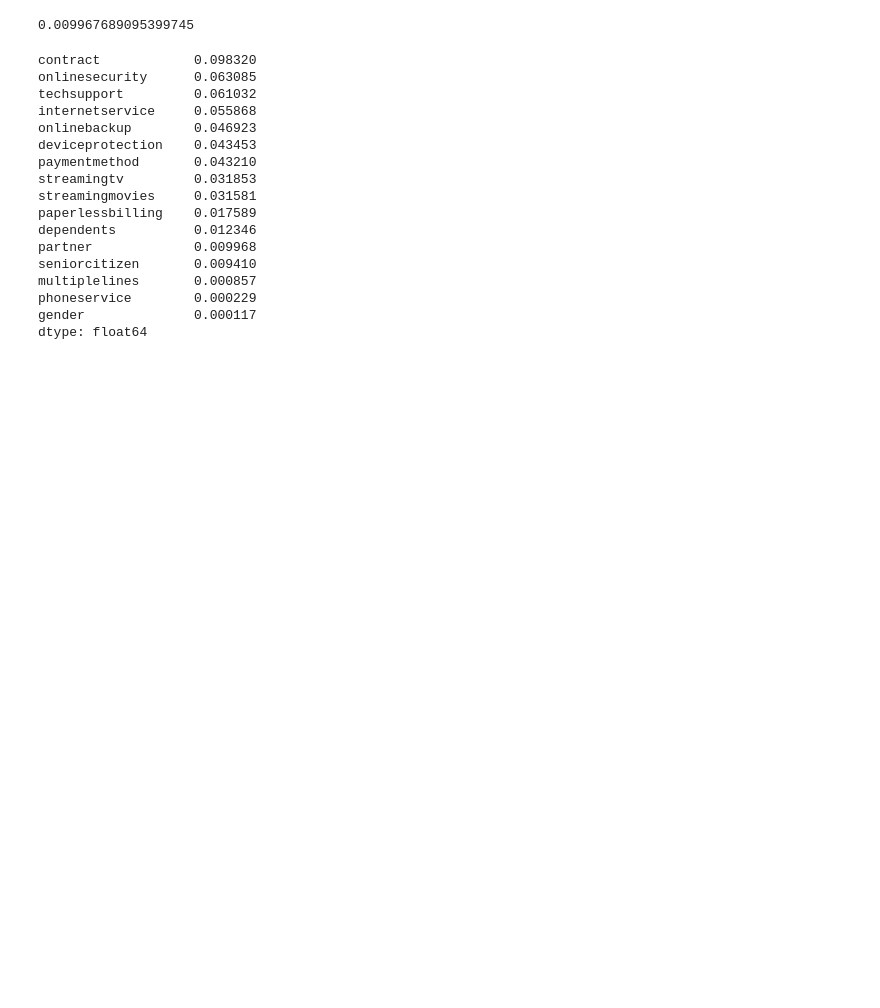
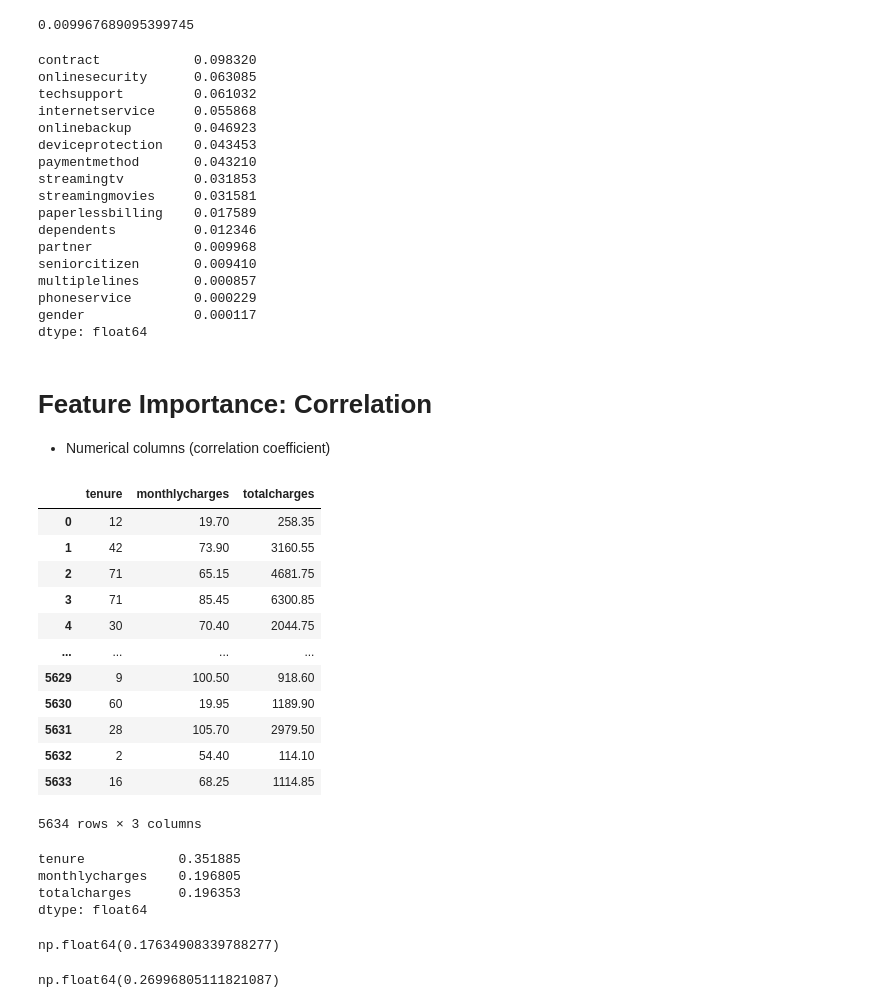
Before and after one commit to Abasi-ifreke/ml-zoomcamp, a Jupyter notebook: 03-churn_predict/01-churn.ipynb, the cells around one changed output. Drawn from its saved outputs; the diff is of its cells as text; code cells hidden in the pictures; blank space fills up the shorter version.

Commit message:
feature importance with correlation of numerical variables

```diff
--- a/03-churn_predict/01-churn.ipynb
+++ b/03-churn_predict/01-churn.ipynb
@@ -495,3 +495,57 @@ multiplelines       0.000857
 phoneservice        0.000229
 gender              0.000117
 dtype: float64
+# %% [markdown]
+# Feature Importance: Correlation
+- Numerical columns (correlation coefficient)
+# %%
+# correlation coefficient is a way to measure importance of numerical variables
+# It is when we see the correlation between our numerical variables and how it affects churn rate
+# What are our numerical variables, does increase/decrease affect the churn
+df_full_train[numerical]
+# %% [output]
+|  | tenure | monthlycharges | totalcharges |
+| 0 | 12 | 19.70 | 258.35 |
+| 1 | 42 | 73.90 | 3160.55 |
+| 2 | 71 | 65.15 | 4681.75 |
+| 3 | 71 | 85.45 | 6300.85 |
+| 4 | 30 | 70.40 | 2044.75 |
+| ... | ... | ... | ... |
+| 5629 | 9 | 100.50 | 918.60 |
+| 5630 | 60 | 19.95 | 1189.90 |
+| 5631 | 28 | 105.70 | 2979.50 |
+| 5632 | 2 | 54.40 | 114.10 |
+| 5633 | 16 | 68.25 | 1114.85 |
+5634 rows × 3 columns
+# %%
+# Lets correlate our numerical with churn
+df_full_train[numerical].corrwith(df_full_train.churn)
+# Here we can see negative and positive correlation
+# For negative: increase in customer tenure(how long they stay) results in decrease in churn
+# For positive correlation: Increase in monthlycharges results in more likelihood of churn - the higher the monthly charge, the likelihood people will churn
+df_full_train[numerical].corrwith(df_full_train.churn).abs()
+# This removes the sign(direction) and gives more information on the importance of each variable.
+# %% [output]
+tenure            0.351885
+monthlycharges    0.196805
+totalcharges      0.196353
+dtype: float64
+# %%
+df_full_train[df_full_train.tenure <=2].churn.mean()
+# churn rate for people less than or two months is high
+df_full_train[df_full_train.tenure > 2].churn.mean()
+# churn rate for people more than two months is low
+df_full_train[(df_full_train.tenure > 2) & (df_full_train.tenure <= 12)].churn.mean()
+# churn rate still high
+df_full_train[df_full_train.tenure > 12].churn.mean()
+# churn rate low
+# %% [output]
+np.float64(0.17634908339788277)
+# %%
+# Looking at monthly charges
+df_full_train.monthlycharges.value_counts()
+df_full_train[df_full_train.monthlycharges <=20].churn.mean()
+df_full_train[(df_full_train.monthlycharges > 20) & (df_full_train.monthlycharges <= 50)].churn.mean()
+df_full_train[df_full_train.monthlycharges > 12].churn.mean()
+# %% [output]
+np.float64(0.26996805111821087)
```
